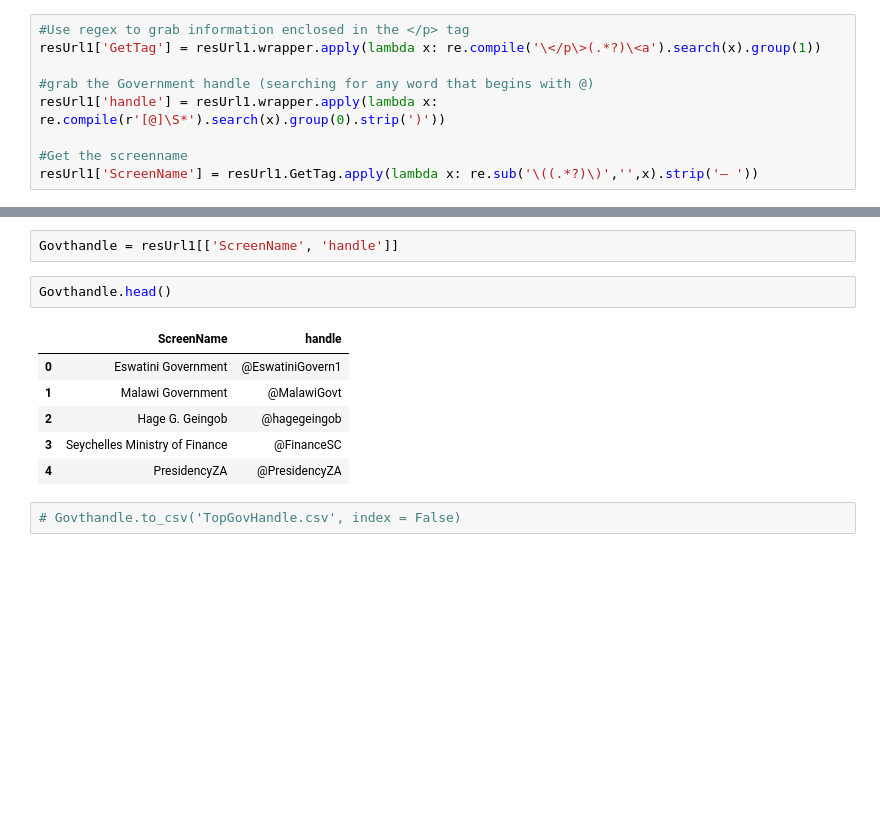
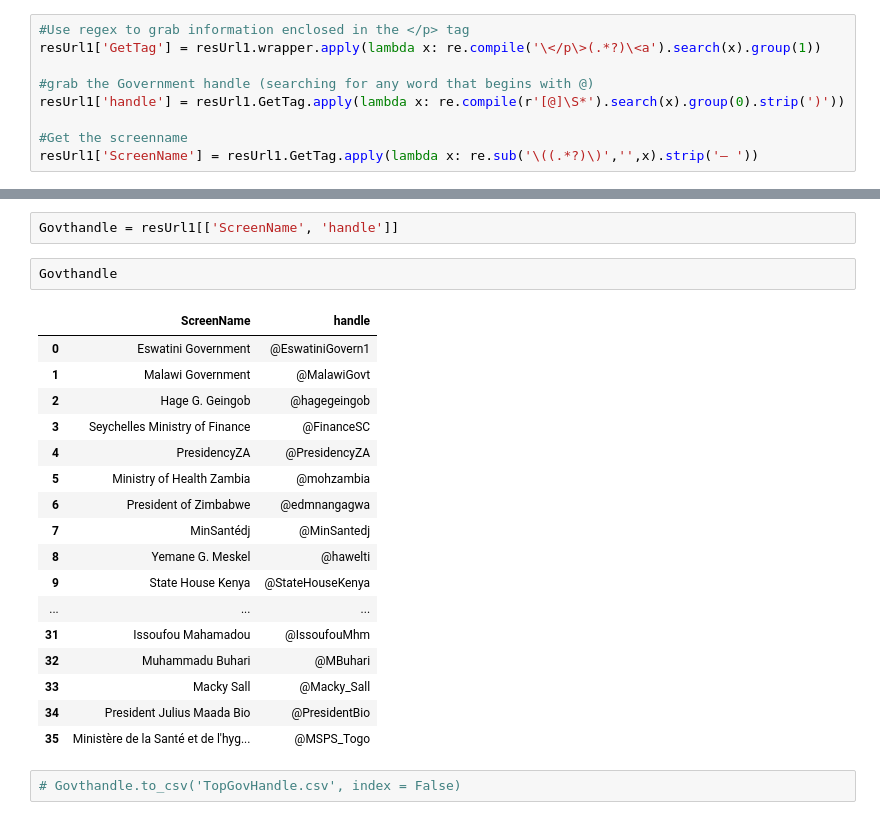
Before and after one commit to haddyadnan/Africa-Influentials-Twitter-users-segmentation, a Jupyter notebook: WebScraping.ipynb, the cells around one changed output, grey strips where cells are left out. Cells and saved outputs as stored; diff of their text form; blank space fills up the shorter version.

Commit message:
fixed bug .Wrapper to .GetTag

```diff
--- a/WebScraping.ipynb
+++ b/WebScraping.ipynb
@@ -210,7 +210,7 @@ resUrl1.reset_index(drop = True, inplace= True)
 resUrl1['GetTag'] = resUrl1.wrapper.apply(lambda x: re.compile('\</p\>(.*?)\<a').search(x).group(1))
 
 #grab the Government handle (searching for any word that begins with @)
-resUrl1['handle'] = resUrl1.wrapper.apply(lambda x: re.compile(r'[@]\S*').search(x).group(0).strip(')'))
+resUrl1['handle'] = resUrl1.GetTag.apply(lambda x: re.compile(r'[@]\S*').search(x).group(0).strip(')'))
 
 #Get the screenname
 resUrl1['ScreenName'] = resUrl1.GetTag.apply(lambda x: re.sub('\((.*?)\)','',x).strip('— '))
@@ -237,13 +237,24 @@ resUrl1
 # %%
 Govthandle = resUrl1[['ScreenName', 'handle']]
 # %%
-Govthandle.head()
+Govthandle
 # %% [output]
 |  | ScreenName | handle |
 | 0 | Eswatini Government | @EswatiniGovern1 |
 | 1 | Malawi Government | @MalawiGovt |
 | 2 | Hage G. Geingob | @hagegeingob |
 | 3 | Seychelles Ministry of Finance | @FinanceSC |
 | 4 | PresidencyZA | @PresidencyZA |
+| 5 | Ministry of Health Zambia | @mohzambia |
+| 6 | President of Zimbabwe | @edmnangagwa |
+| 7 | MinSantédj | @MinSantedj |
+| 8 | Yemane G. Meskel | @hawelti |
+| 9 | State House Kenya | @StateHouseKenya |
+| ... | ... | ... |
+| 31 | Issoufou Mahamadou | @IssoufouMhm |
+| 32 | Muhammadu Buhari | @MBuhari |
+| 33 | Macky Sall | @Macky_Sall |
+| 34 | President Julius Maada Bio | @PresidentBio |
+| 35 | Ministère de la Santé et de l'hyg... | @MSPS_Togo |
 # %%
 # Govthandle.to_csv('TopGovHandle.csv', index = False)
```
Also changed, not shown: parts of 1 cell of this notebook.
